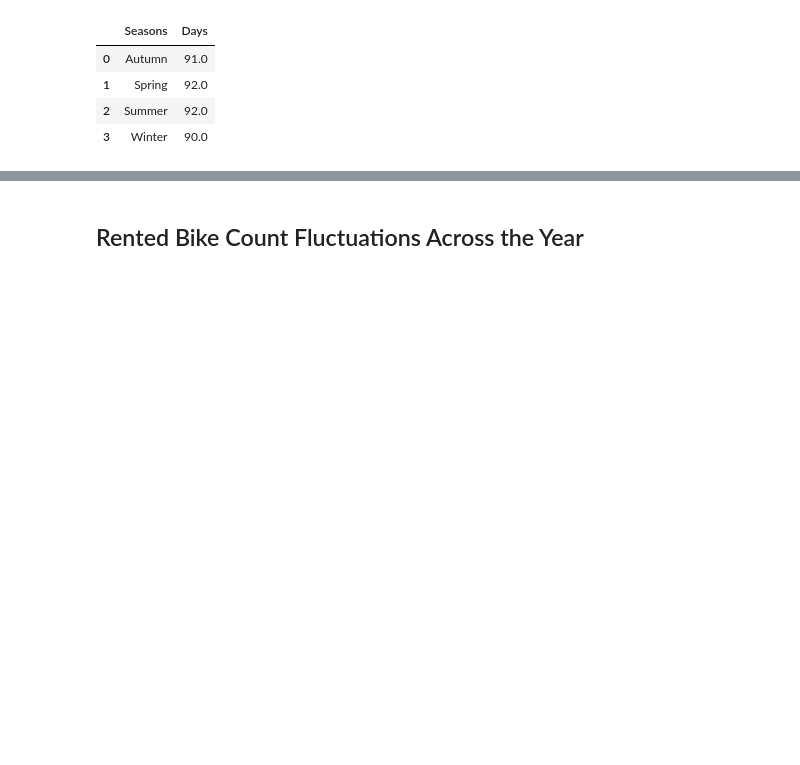
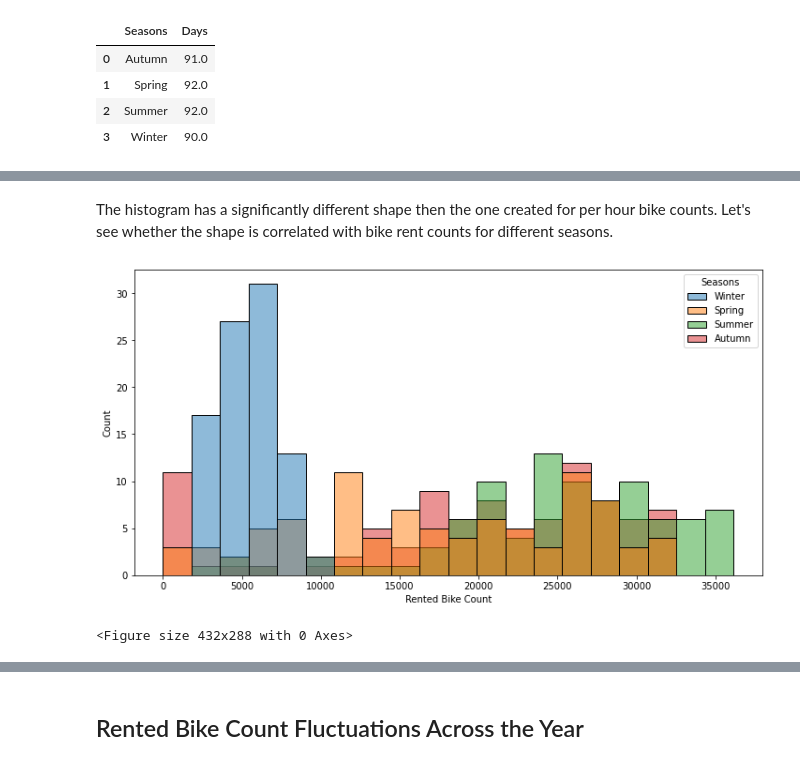
Before and after one commit to R0go/Bikes, a Jupyter notebook: Bikes_project.ipynb, the cells around one changed output, grey strips where cells are left out. Saved outputs shown, nothing was run; the diff lists cells and outputs as text; code cells hidden in the pictures; blank space fills up the shorter version.

```diff
--- a/Bikes_project.ipynb
+++ b/Bikes_project.ipynb
@@ -228,0 +228,14 @@ The histogram has a significantly different shape then the one created for per h
+# %% [markdown]
+The histogram has a significantly different shape then the one created for per hour bike counts. Let's see whether the shape is correlated with bike rent counts for different seasons.
+# %%
+
+rent_season_group = bikes_df[['Date', 'Seasons','Rented Bike Count']].groupby(['Date', 'Seasons']).sum()
+plt.figure(figsize=(12,6))
+sns.histplot(data=rent_season_group, x='Rented Bike Count', hue='Seasons',bins=20)
+#plt.legend(['Yellowstone National Park','Bryce National Park','Yosemite National Park','Great Smoky Mountains National Park'], bbox_to_anchor=(1.01, 1),loc='upper left', borderaxespad=0.)
+# plt.title('Distribution of observations per park')
+plt.show()
+plt.clf()
+# %% [output]
+[figure, added]
+<Figure size 432x288 with 0 Axes>
```
Also changed, not shown: parts of 8 cells of this notebook.
